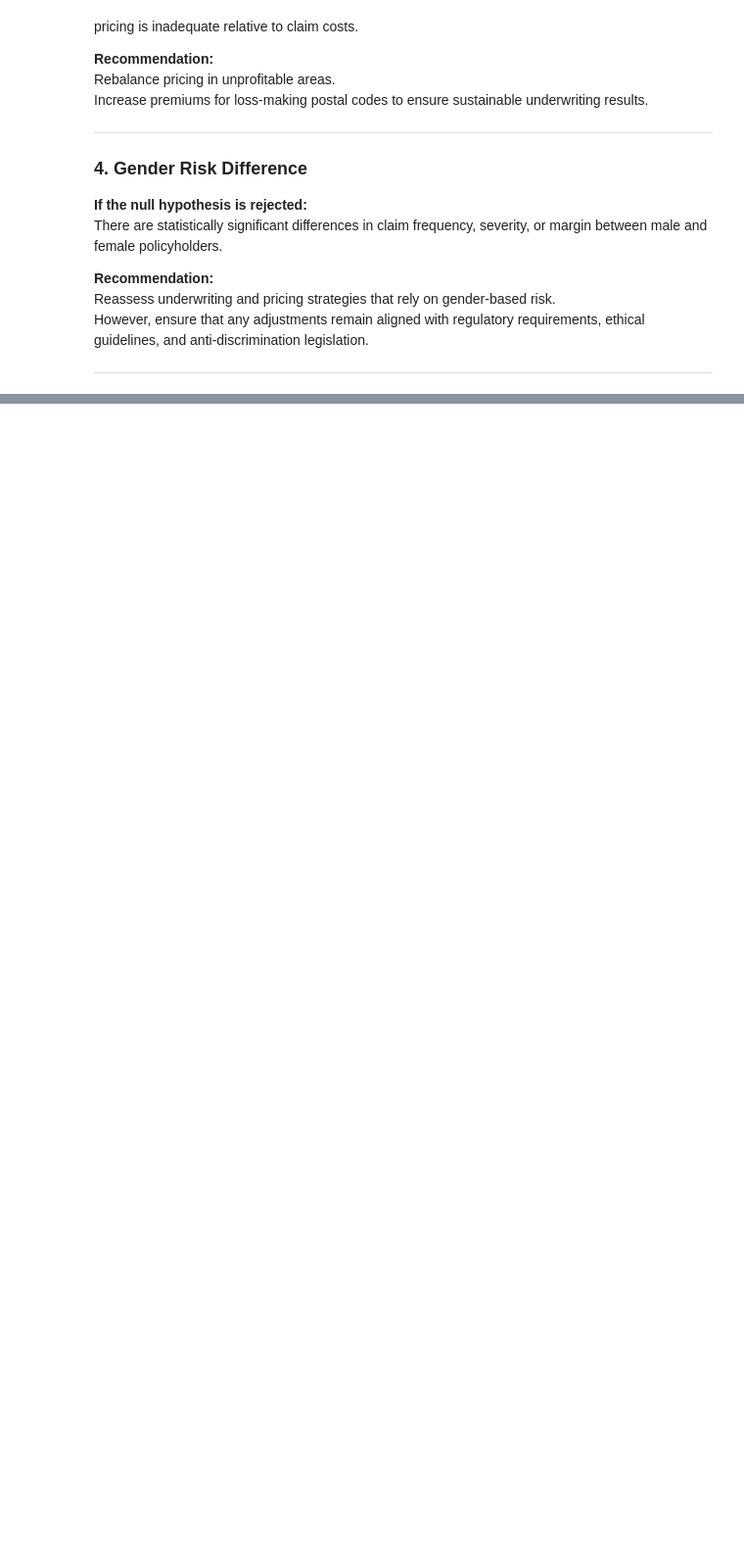
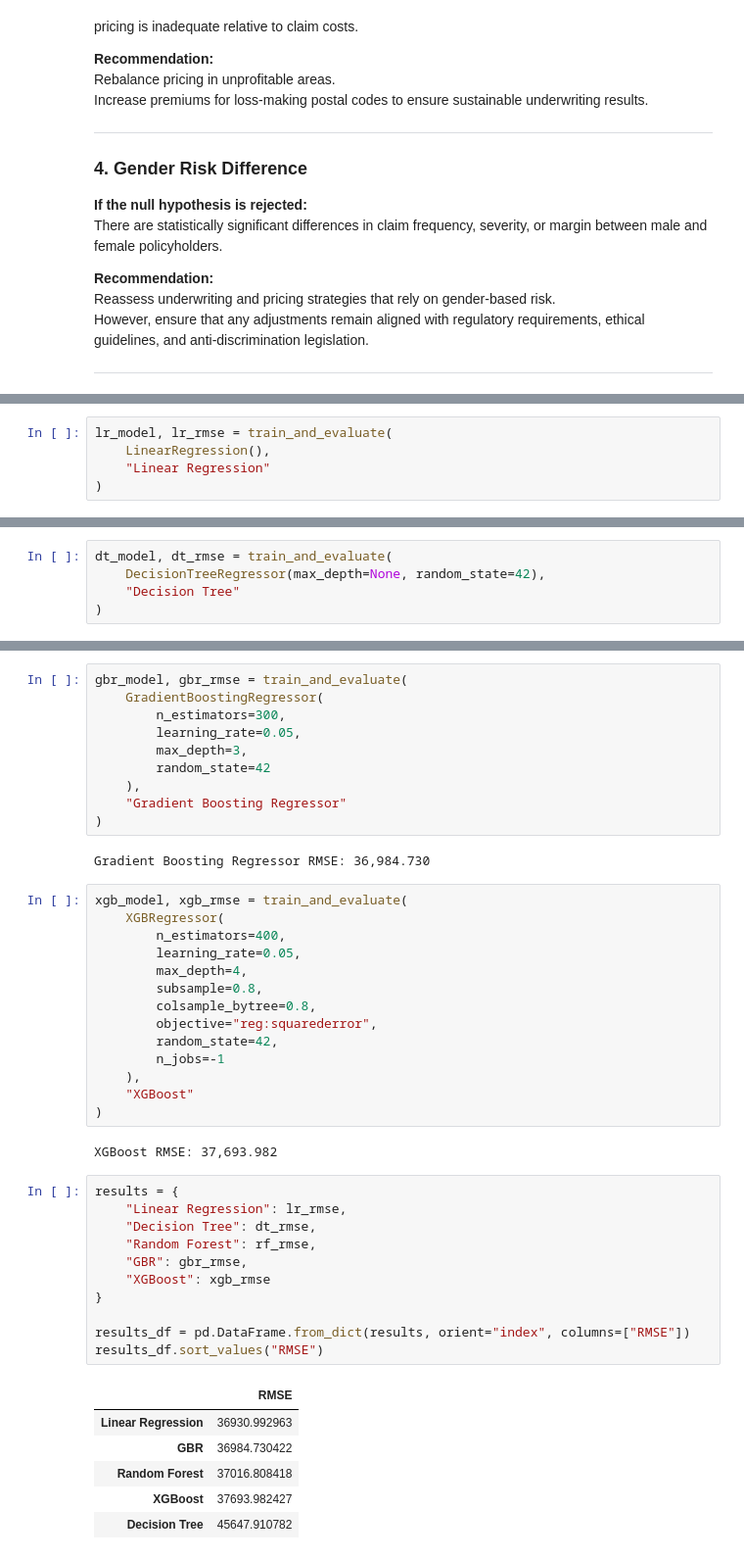
Before and after one commit to eyobedanalyst/AlphaCare_Insurance_Solutions-ACIS-week3, a Jupyter notebook: notebooks/insurance_EDA.ipynb, the cells around one changed output, grey strips where cells are left out. Shown at 98% size. Drawn from its saved outputs; the diff is of its cells as text; blank space fills up the shorter version.

```diff
--- a/notebooks/insurance_EDA.ipynb
+++ b/notebooks/insurance_EDA.ipynb
@@ -599,0 +715,5 @@ However, ensure that any adjustments remain aligned with regulatory requirements
+# %%
+lr_model, lr_rmse = train_and_evaluate(
+    LinearRegression(),
+    "Linear Regression"
+)
@@ -599,0 +722,5 @@ However, ensure that any adjustments remain aligned with regulatory requirements
+# %%
+dt_model, dt_rmse = train_and_evaluate(
+    DecisionTreeRegressor(max_depth=None, random_state=42),
+    "Decision Tree"
+)
@@ -599,0 +742,46 @@ However, ensure that any adjustments remain aligned with regulatory requirements
+# %%
+gbr_model, gbr_rmse = train_and_evaluate(
+    GradientBoostingRegressor(
+        n_estimators=300,
+        learning_rate=0.05,
+        max_depth=3,
+        random_state=42
+    ),
+    "Gradient Boosting Regressor"
+)
+# %% [output]
+Gradient Boosting Regressor RMSE: 36,984.730
+# %%
+xgb_model, xgb_rmse = train_and_evaluate(
+    XGBRegressor(
+        n_estimators=400,
+        learning_rate=0.05,
+        max_depth=4,
+        subsample=0.8,
+        colsample_bytree=0.8,
+        objective="reg:squarederror",
+        random_state=42,
+        n_jobs=-1
+    ),
+    "XGBoost"
+)
+# %% [output]
+XGBoost RMSE: 37,693.982
+# %%
+results = {
+    "Linear Regression": lr_rmse,
+    "Decision Tree": dt_rmse,
+    "Random Forest": rf_rmse,
+    "GBR": gbr_rmse,
+    "XGBoost": xgb_rmse
+}
+
+results_df = pd.DataFrame.from_dict(results, orient="index", columns=["RMSE"])
+results_df.sort_values("RMSE")
+# %% [output]
+|  | RMSE |
+| Linear Regression | 36930.992963 |
+| GBR | 36984.730422 |
+| Random Forest | 37016.808418 |
+| XGBoost | 37693.982427 |
+| Decision Tree | 45647.910782 |
```
Also changed, not shown: parts of 37 cells of this notebook.
